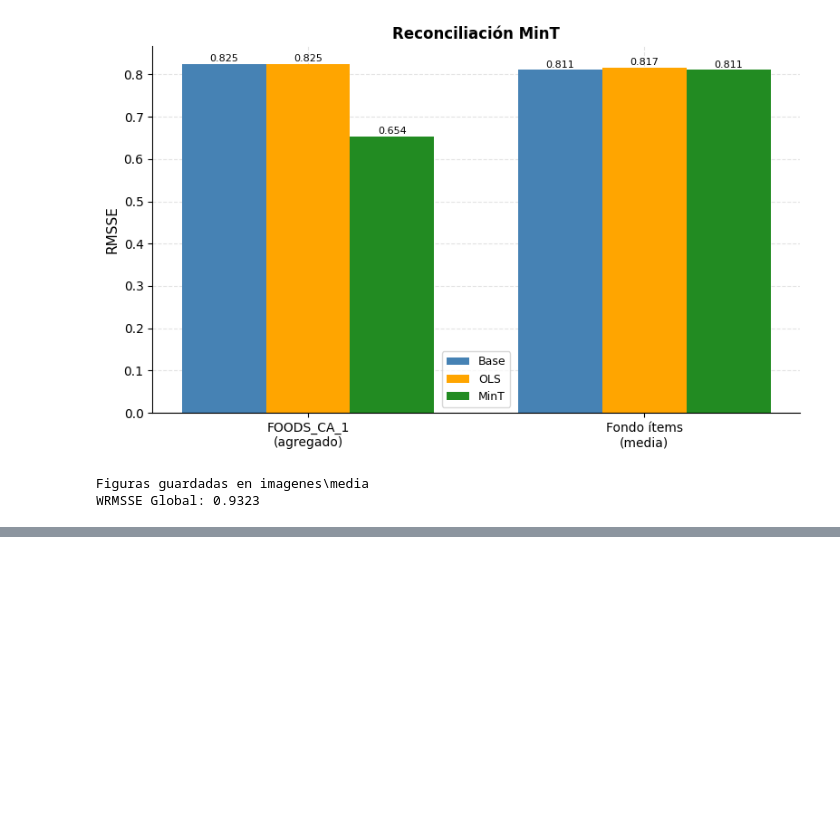
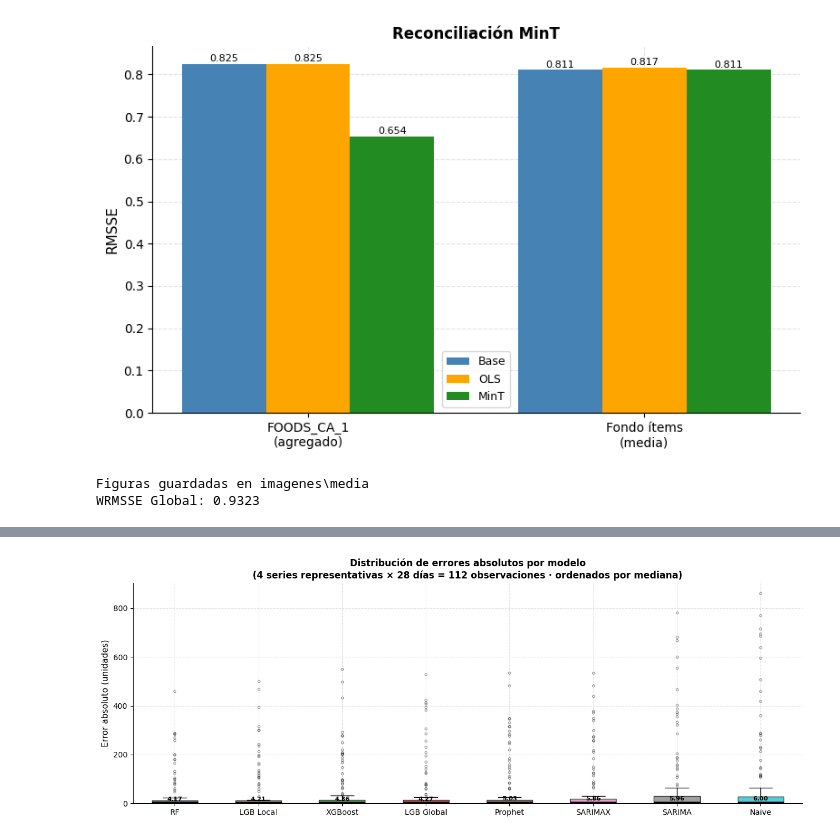
Before and after one commit to juancarloschc8/tfm-forecasting-demanda-using-m5, a Jupyter notebook: Evaluacion_Resultados_M5_Forecasting.ipynb, the cells around one changed output, grey strips where cells are left out. Cells and saved outputs as stored; diff of their text form; code cells hidden in the pictures; blank space fills up the shorter version.

```diff
--- a/Evaluacion_Resultados_M5_Forecasting.ipynb
+++ b/Evaluacion_Resultados_M5_Forecasting.ipynb
@@ -1687,0 +1842,99 @@ WRMSSE Global: 0.9323
+# %%
+# ── Paleta ordenada de menor a mayor MAE (según resultados paso 11) ─────────
+MAE_ORDER = sorted(models_order, key=lambda m: abs_errors[m].mean())
+palette   = plt.cm.tab10(np.linspace(0, 0.9, len(MAE_ORDER)))
+color_map = {m: c for m, c in zip(MAE_ORDER, palette)}
+
+# Fig B — Box-plot de errores absolutos por modelo
+fig_b, ax_b = plt.subplots(figsize=(13, 5))
+
+data_bp  = [abs_errors[m] for m in MAE_ORDER]
+colors_b = [color_map[m] for m in MAE_ORDER]
+
+bp = ax_b.boxplot(
+    data_bp,
+    patch_artist=True,
+    notch=False,
+    showfliers=True,
+    flierprops=dict(marker='o', markersize=3, alpha=0.35, linestyle='none'),
+    medianprops=dict(color='black', linewidth=1.8),
+    widths=0.55,
+)
+for patch, color in zip(bp['boxes'], colors_b):
+    patch.set_facecolor(color)
+    patch.set_alpha(0.75)
+
+# Anotar la mediana encima de cada caja
+for i, (m, med_line) in enumerate(zip(MAE_ORDER, bp['medians']), start=1):
+    median_val = med_line.get_ydata()[0]
+    ax_b.text(i, median_val + 1.5, f'{median_val:.2f}',
+              ha='center', va='bottom', fontsize=8, fontweight='bold')
+
+ax_b.set_xticks(range(1, len(MAE_ORDER) + 1))
+ax_b.set_xticklabels(MAE_ORDER, fontsize=10)
+ax_b.set_ylabel('Error absoluto (unidades)', fontsize=11)
+ax_b.set_title(
+    'Distribución de errores absolutos por modelo\n'
+    '(4 series representativas × 28 días = 112 observaciones · ordenados por mediana)',
+    fontsize=12, fontweight='bold'
+)
+ax_b.set_ylim(bottom=0)
+plt.tight_layout()
+fig_b.savefig(FIGURES_DIR / 'fig_error_boxplot.png', dpi=150, bbox_inches='tight')
+plt.show()
+print('[OK] fig_error_boxplot.png guardada.')
+
+# Fig C — Curva MAE por día del horizonte (días 1–28)
+# Para cada día d (0-indexed), promedio del error absoluto de las 4 series
+horizon_mae = {}
+for mod in models_order:
+    day_errors = []
+    for name, sid in rep_series.items():
+        y_true_s = get_series(sid)[TRAIN_DAYS:]   # (28,)
+        y_pred_s = preds_all[mod][name]            # (28,)
+        day_errors.append(np.abs(y_true_s - y_pred_s))
+    # stack → (4, 28), media por día
+    horizon_mae[mod] = np.stack(day_errors).mean(axis=0)
+
+fig_c, ax_c = plt.subplots(figsize=(13, 5))
+
+# Separar estadísticos y ML para mayor claridad
+stat_mods = ['Naïve', 'SARIMA', 'SARIMAX', 'Prophet']
+ml_mods   = ['LGB Local', 'XGBoost', 'RF', 'LGB Global']
+
+ls_map  = {**{m: '--' for m in stat_mods}, **{m: '-' for m in ml_mods}}
+days    = np.arange(1, H + 1)
+
+for mod in models_order:
+    ax_c.plot(
+        days, horizon_mae[mod],
+        label=mod,
+        linestyle=ls_map[mod],
+        linewidth=1.8,
+        marker=MODEL_MRK.get(mod, 'o'),
+        markersize=4,
+        color=color_map[mod],
+        alpha=0.85,
+    )
+
+# Línea vertical en día 7 y 14 (cambios de semana)
+for d in [7, 14, 21]:
+    ax_c.axvline(d, color='gray', linestyle=':', linewidth=0.8, alpha=0.6)
+    ax_c.text(d + 0.2, ax_c.get_ylim()[1] * 0.97, f'd={d}',
+              fontsize=7.5, color='gray', va='top')
+
+ax_c.set_xlabel('Día del horizonte de predicción', fontsize=11)
+ax_c.set_ylabel('MAE promedio (4 series)', fontsize=11)
+ax_c.set_xticks(days[::2])
+ax_c.set_title(
+    'Degradación del MAE a lo largo del horizonte de predicción (28 días)\n'
+    'Línea sólida = modelos ML  |  Línea discontinua = modelos estadísticos',
+    fontsize=12, fontweight='bold'
+)
+ax_c.legend(ncol=2, fontsize=9, loc='upper left')
+plt.tight_layout()
+fig_c.savefig(FIGURES_DIR / 'fig_error_horizonte.png', dpi=150, bbox_inches='tight')
+plt.show()
+print('[OK] fig_error_horizonte.png guardada.')
+# %% [output]
+[figure, added]
```
Also changed, not shown: parts of 5 cells of this notebook.
